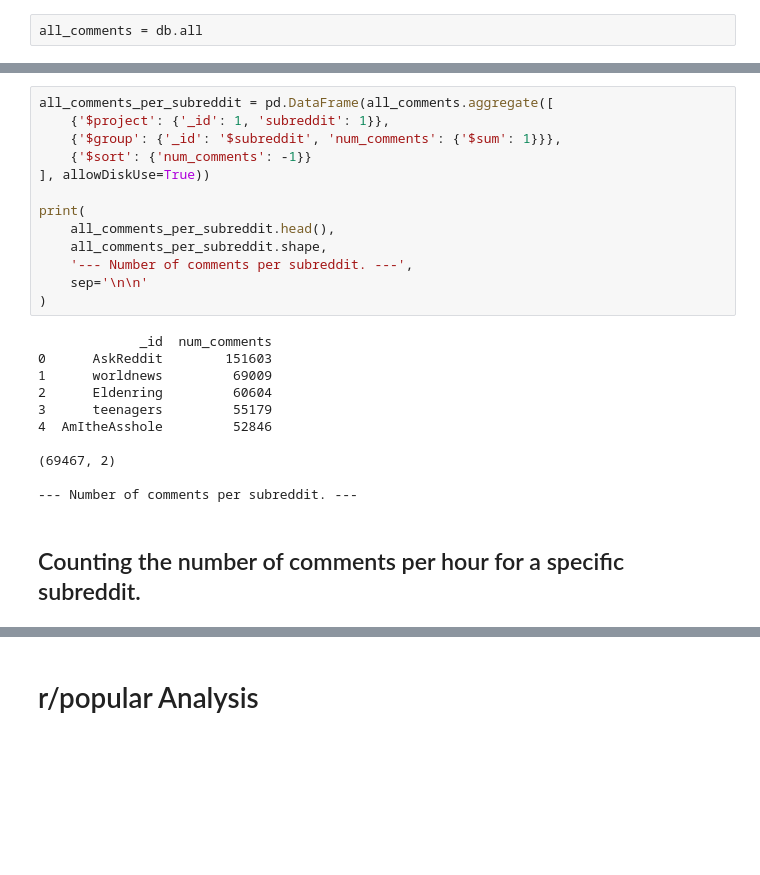
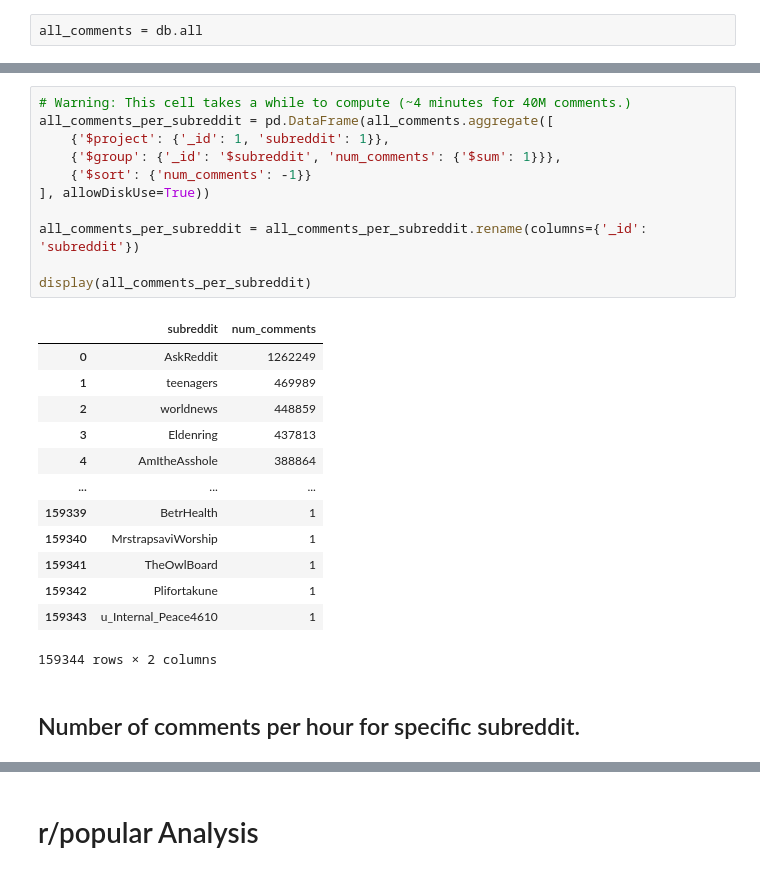
Before and after one commit to jackiec1998/resilient-communities, a Jupyter notebook: src/notebooks/analysis.ipynb, the cells around one changed output, grey strips where cells are left out. Drawn from its saved outputs; the diff is of its cells as text; blank space fills up the shorter version.

```diff
--- a/src/notebooks/analysis.ipynb
+++ b/src/notebooks/analysis.ipynb
@@ -55,26 +64,27 @@ print(
 # %%
+# Warning: This cell takes a while to compute (~4 minutes for 40M comments.)
 all_comments_per_subreddit = pd.DataFrame(all_comments.aggregate([
     {'$project': {'_id': 1, 'subreddit': 1}},
     {'$group': {'_id': '$subreddit', 'num_comments': {'$sum': 1}}},
     {'$sort': {'num_comments': -1}}
 ], allowDiskUse=True))
 
-print(
-    all_comments_per_subreddit.head(),
-    all_comments_per_subreddit.shape,
-    '--- Number of comments per subreddit. ---',
-    sep='\n\n'
-)
+all_comments_per_subreddit = all_comments_per_subreddit.rename(columns={'_id': 'subreddit'})
+
+display(all_comments_per_subreddit)
 # %% [output]
+|  | subreddit | num_comments |
+| 0 | AskReddit | 1262249 |
+| 1 | teenagers | 469989 |
+| 2 | worldnews | 448859 |
+| 3 | Eldenring | 437813 |
+| 4 | AmItheAsshole | 388864 |
+| ... | ... | ... |
+| 159339 | BetrHealth | 1 |
+| 159340 | MrstrapsaviWorship | 1 |
+| 159341 | TheOwlBoard | 1 |
+| 159342 | Plifortakune | 1 |
+| 159343 | u_Internal_Peace4610 | 1 |
-             _id  num_comments
-0      AskReddit        151603
-1      worldnews         69009
-2      Eldenring         60604
-3      teenagers         55179
-4  AmItheAsshole         52846
-
-(69467, 2)
-
---- Number of comments per subreddit. ---
+159344 rows × 2 columns
 # %% [markdown]
-## Counting the number of comments per hour for a specific subreddit.
+## Number of comments per hour for specific subreddit.
```
Also changed, not shown: parts of 11 cells of this notebook.
